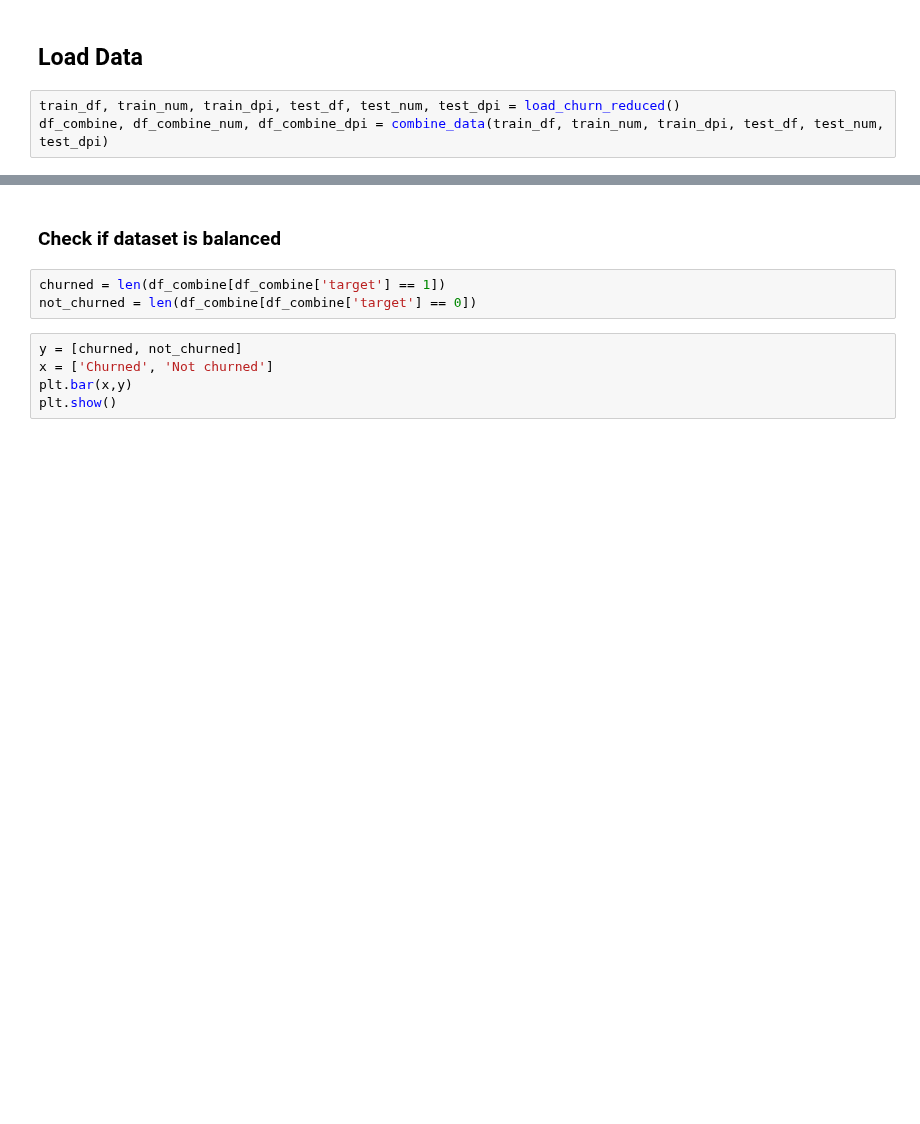
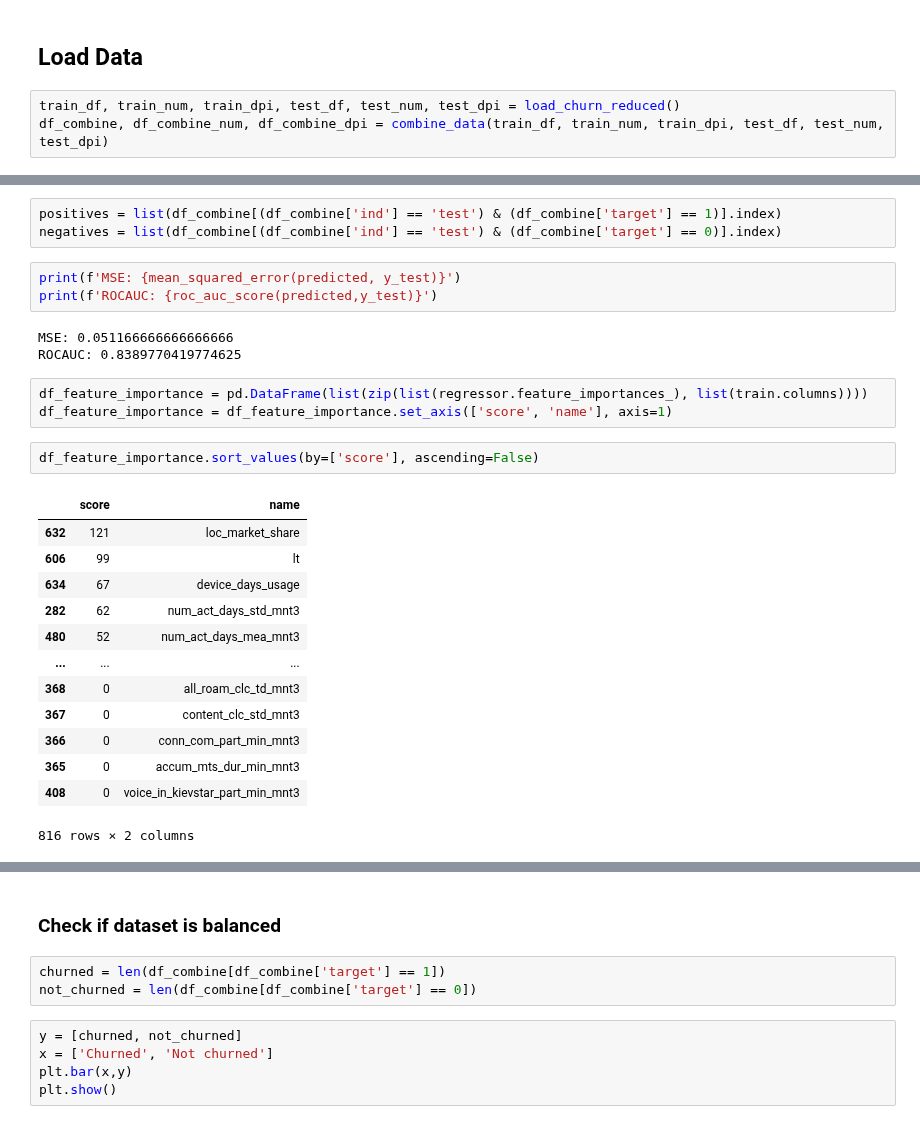
Before and after one commit to vburenkov/ML, a Jupyter notebook: FINAL/Burenkov.ipynb, the cells around one changed output, grey strips where cells are left out. Drawn from its saved outputs; the diff is of its cells as text; blank space fills up the shorter version.

```diff
--- a/FINAL/Burenkov.ipynb
+++ b/FINAL/Burenkov.ipynb
@@ -306,0 +304,28 @@ lgbm = lg.LGBMRegressor()
+# %%
+positives = list(df_combine[(df_combine['ind'] == 'test') & (df_combine['target'] == 1)].index)
+negatives = list(df_combine[(df_combine['ind'] == 'test') & (df_combine['target'] == 0)].index)
+# %%
+print(f'MSE: {mean_squared_error(predicted, y_test)}')
+print(f'ROCAUC: {roc_auc_score(predicted,y_test)}')
+# %% [output]
+MSE: 0.051166666666666666
+ROCAUC: 0.8389770419774625
+# %%
+df_feature_importance = pd.DataFrame(list(zip(list(regressor.feature_importances_), list(train.columns))))
+df_feature_importance = df_feature_importance.set_axis(['score', 'name'], axis=1)
+# %%
+df_feature_importance.sort_values(by=['score'], ascending=False)
+# %% [output]
+|  | score | name |
+| 632 | 121 | loc_market_share |
+| 606 | 99 | lt |
+| 634 | 67 | device_days_usage |
+| 282 | 62 | num_act_days_std_mnt3 |
+| 480 | 52 | num_act_days_mea_mnt3 |
+| ... | ... | ... |
+| 368 | 0 | all_roam_clc_td_mnt3 |
+| 367 | 0 | content_clc_std_mnt3 |
+| 366 | 0 | conn_com_part_min_mnt3 |
+| 365 | 0 | accum_mts_dur_min_mnt3 |
+| 408 | 0 | voice_in_kievstar_part_min_mnt3 |
+816 rows × 2 columns
```
Also changed, not shown: parts of 26 cells of this notebook, 2 other files.
